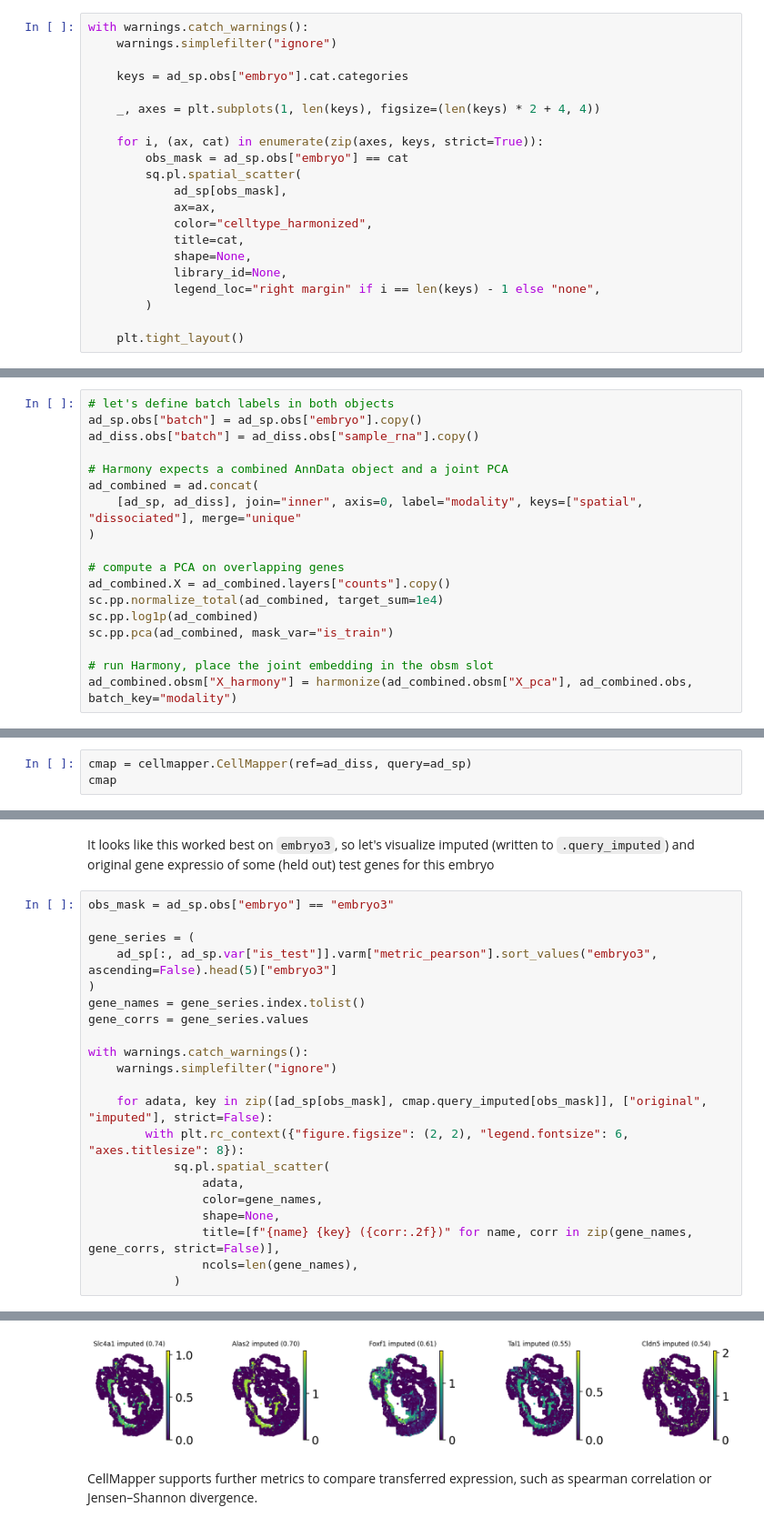
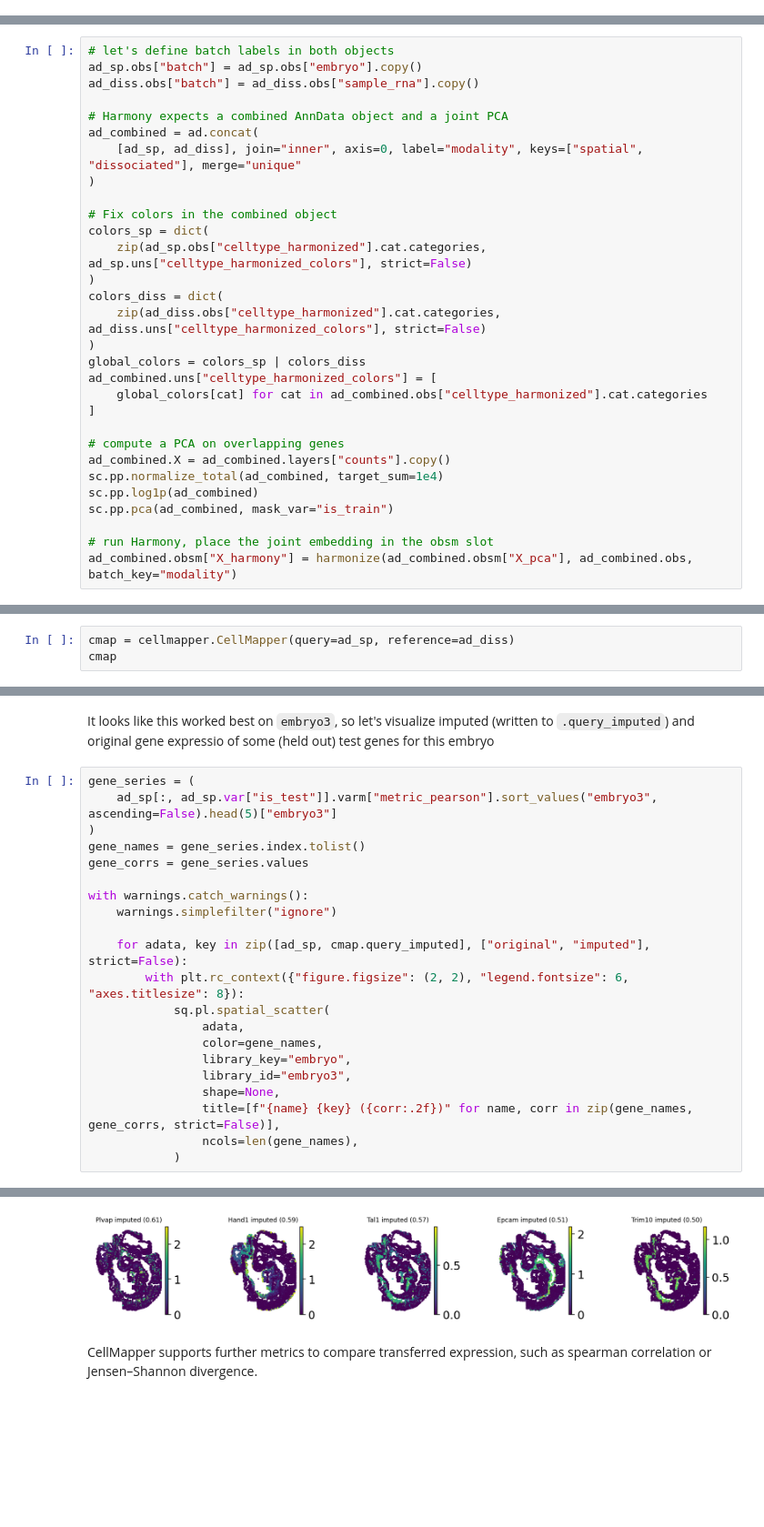
Before and after one commit to quadbio/cellmapper, a Jupyter notebook: docs/notebooks/tutorials/spatial_mapping.ipynb, the cells around one changed output, grey strips where cells are left out. Shown at 91% size. Drawn from its saved outputs; the diff is of its cells as text; blank space fills up the shorter version.

```diff
--- a/docs/notebooks/tutorials/spatial_mapping.ipynb
+++ b/docs/notebooks/tutorials/spatial_mapping.ipynb
@@ -77,24 +77,3 @@ sc.pp.log1p(ad_diss)
 ### Basic visualization
 # %% [markdown]
 Let's take a closer look at these two datasets before we get started. For the seqFISH data, we can visualize harmonized cell type labels in space.
-# %%
-with warnings.catch_warnings():
-    warnings.simplefilter("ignore")
-
-    keys = ad_sp.obs["embryo"].cat.categories
-
-    _, axes = plt.subplots(1, len(keys), figsize=(len(keys) * 2 + 4, 4))
-
-    for i, (ax, cat) in enumerate(zip(axes, keys, strict=True)):
-        obs_mask = ad_sp.obs["embryo"] == cat
-        sq.pl.spatial_scatter(
-            ad_sp[obs_mask],
-            ax=ax,
-            color="celltype_harmonized",
-            title=cat,
-            shape=None,
-            library_id=None,
-            legend_loc="right margin" if i == len(keys) - 1 else "none",
-        )
-
-    plt.tight_layout()
@@ -125,6 +112,18 @@ ad_combined = ad.concat(
     [ad_sp, ad_diss], join="inner", axis=0, label="modality", keys=["spatial", "dissociated"], merge="unique"
 )
 
+# Fix colors in the combined object
+colors_sp = dict(
+    zip(ad_sp.obs["celltype_harmonized"].cat.categories, ad_sp.uns["celltype_harmonized_colors"], strict=False)
+)
+colors_diss = dict(
+    zip(ad_diss.obs["celltype_harmonized"].cat.categories, ad_diss.uns["celltype_harmonized_colors"], strict=False)
+)
+global_colors = colors_sp | colors_diss
+ad_combined.uns["celltype_harmonized_colors"] = [
+    global_colors[cat] for cat in ad_combined.obs["celltype_harmonized"].cat.categories
+]
+
 # compute a PCA on overlapping genes
 ad_combined.X = ad_combined.layers["counts"].copy()
 sc.pp.normalize_total(ad_combined, target_sum=1e4)
@@ -182,6 +181,6 @@ ad_sp.obsm["X_harmony"] = ad_combined[ad_combined.obs["modality"] == "spatial"].
 # %% [markdown]
 ### Initialize and compute the mapping matrix
 # %%
-cmap = cellmapper.CellMapper(ref=ad_diss, query=ad_sp)
+cmap = cellmapper.CellMapper(query=ad_sp, reference=ad_diss)
 cmap
 # %% [output]
@@ -284,8 +285,6 @@ dtype: float32
 # %% [markdown]
 It looks like this worked best on `embryo3`, so let's visualize imputed (written to `.query_imputed`) and original gene expressio of some (held out) test genes for this embryo
 # %%
-obs_mask = ad_sp.obs["embryo"] == "embryo3"
-
 gene_series = (
     ad_sp[:, ad_sp.var["is_test"]].varm["metric_pearson"].sort_values("embryo3", ascending=False).head(5)["embryo3"]
 )
@@ -295,11 +294,13 @@ gene_corrs = gene_series.values
 with warnings.catch_warnings():
     warnings.simplefilter("ignore")
 
-    for adata, key in zip([ad_sp[obs_mask], cmap.query_imputed[obs_mask]], ["original", "imputed"], strict=False):
+    for adata, key in zip([ad_sp, cmap.query_imputed], ["original", "imputed"], strict=False):
         with plt.rc_context({"figure.figsize": (2, 2), "legend.fontsize": 6, "axes.titlesize": 8}):
             sq.pl.spatial_scatter(
                 adata,
                 color=gene_names,
+                library_key="embryo",
+                library_id="embryo3",
                 shape=None,
                 title=[f"{name} {key} ({corr:.2f})" for name, corr in zip(gene_names, gene_corrs, strict=False)],
                 ncols=len(gene_names),
@@ -311,3 +310,3 @@ WARNING: Please specify a valid `library_id` or set it permanently in `adata.uns
-[figure, old version]
+[figure, new version]
 # %% [markdown]
 CellMapper supports further metrics to compare transferred expression, such as spearman correlation or Jensen–Shannon divergence.
```
Also changed, not shown: parts of 13 cells of this notebook, 2 other files.
